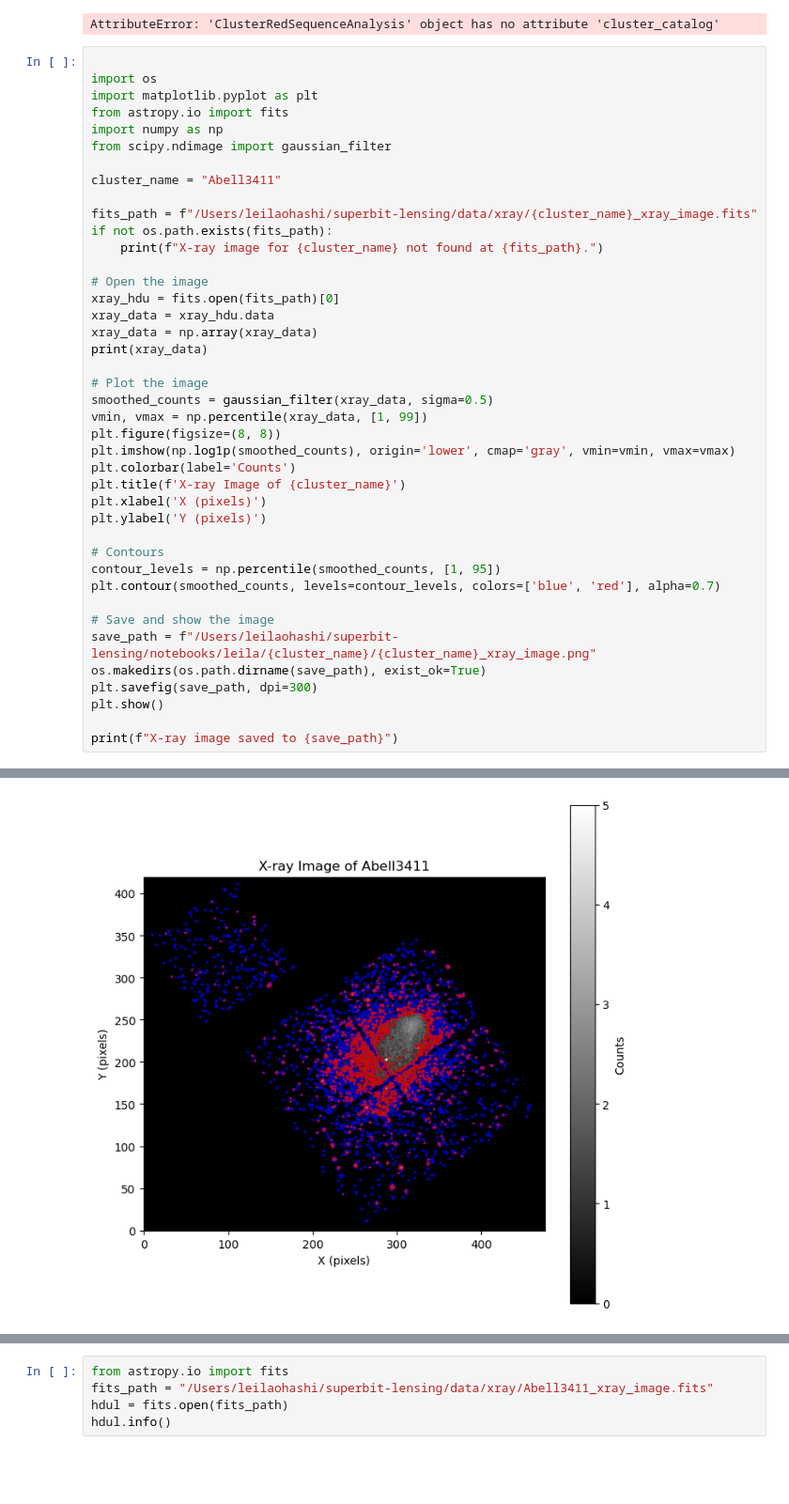
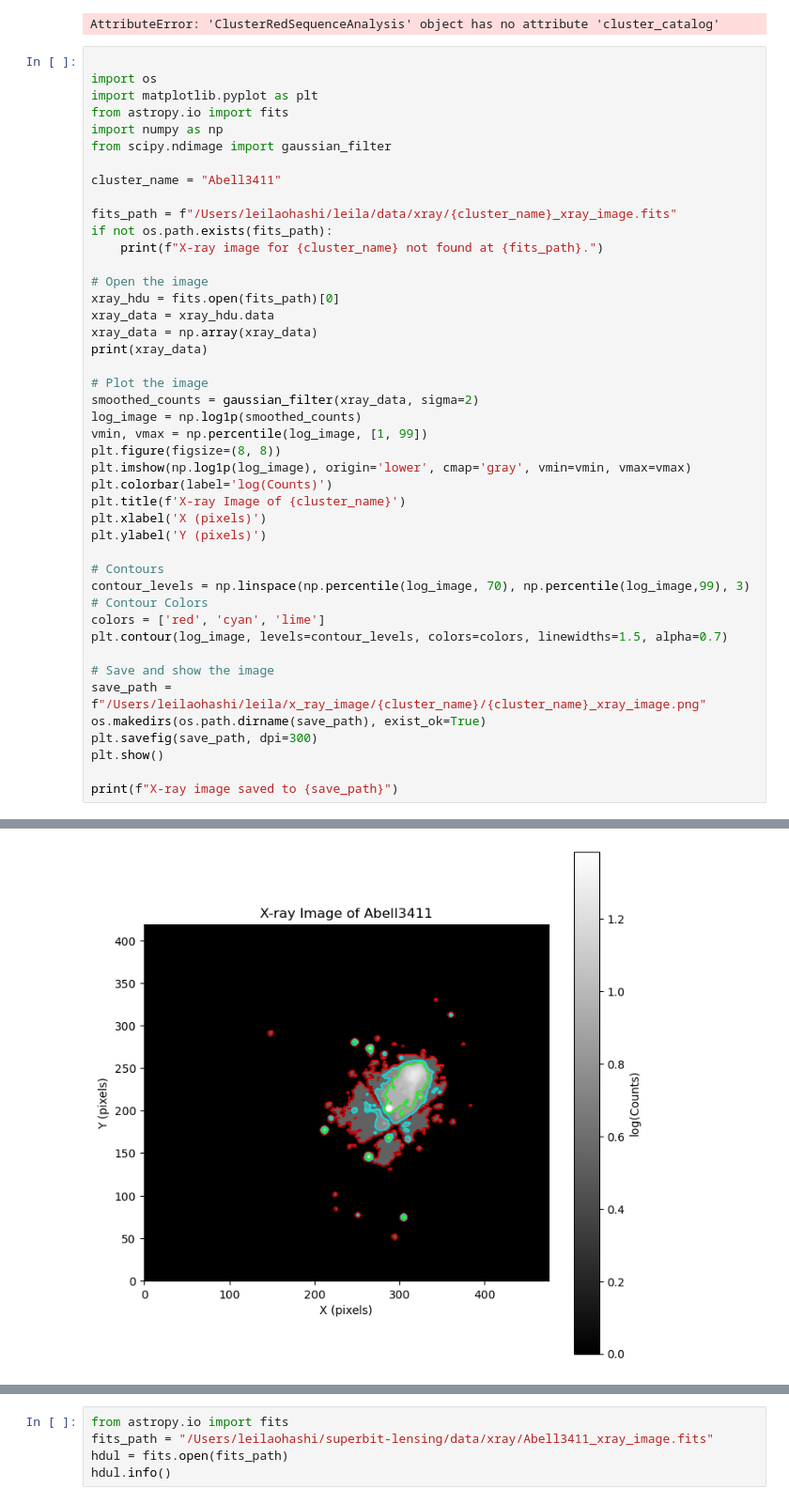
Before and after one commit to LeilaOhashi/leila_superbit_lensing, a Jupyter notebook: notebooks/leila_redseq.ipynb, the cells around one changed output, grey strips where cells are left out. Shown at 94% size. Drawn from its saved outputs; the diff is of its cells as text; blank space fills up the shorter version.

Commit message:
Update notebook only

```diff
--- a/notebooks/leila_redseq.ipynb
+++ b/notebooks/leila_redseq.ipynb
@@ -61,43 +61,46 @@ from scipy.ndimage import gaussian_filter
 
 cluster_name = "Abell3411"
 
-fits_path = f"/Users/leilaohashi/superbit-lensing/data/xray/{cluster_name}_xray_image.fits"
+fits_path = f"/Users/leilaohashi/leila/data/xray/{cluster_name}_xray_image.fits"
 if not os.path.exists(fits_path):
     print(f"X-ray image for {cluster_name} not found at {fits_path}.")
 
 # Open the image
 xray_hdu = fits.open(fits_path)[0]
 xray_data = xray_hdu.data
 xray_data = np.array(xray_data)
 print(xray_data)
 
 # Plot the image
-smoothed_counts = gaussian_filter(xray_data, sigma=0.5)
-vmin, vmax = np.percentile(xray_data, [1, 99])
+smoothed_counts = gaussian_filter(xray_data, sigma=2)
+log_image = np.log1p(smoothed_counts)
+vmin, vmax = np.percentile(log_image, [1, 99])
 plt.figure(figsize=(8, 8))
-plt.imshow(np.log1p(smoothed_counts), origin='lower', cmap='gray', vmin=vmin, vmax=vmax)
-plt.colorbar(label='Counts')
+plt.imshow(np.log1p(log_image), origin='lower', cmap='gray', vmin=vmin, vmax=vmax)
+plt.colorbar(label='log(Counts)')
 plt.title(f'X-ray Image of {cluster_name}')
 plt.xlabel('X (pixels)')
 plt.ylabel('Y (pixels)')
 
 # Contours
-contour_levels = np.percentile(smoothed_counts, [1, 95])
-plt.contour(smoothed_counts, levels=contour_levels, colors=['blue', 'red'], alpha=0.7)
+contour_levels = np.linspace(np.percentile(log_image, 70), np.percentile(log_image,99), 3)
+# Contour Colors
+colors = ['red', 'cyan', 'lime']
+plt.contour(log_image, levels=contour_levels, colors=colors, linewidths=1.5, alpha=0.7)
 
 # Save and show the image
-save_path = f"/Users/leilaohashi/superbit-lensing/notebooks/leila/{cluster_name}/{cluster_name}_xray_image.png"
+save_path = f"/Users/leilaohashi/leila/x_ray_image/{cluster_name}/{cluster_name}_xray_image.png"
 os.makedirs(os.path.dirname(save_path), exist_ok=True)
 plt.savefig(save_path, dpi=300)
 plt.show()
 
 print(f"X-ray image saved to {save_path}")
 # %% [output]
 [[0 0 0 ... 0 0 0]
  [0 0 0 ... 0 0 0]
  [0 0 0 ... 0 0 0]
  ...
  [0 0 0 ... 0 0 0]
  [0 0 0 ... 0 0 0]
  [0 0 0 ... 0 0 0]]
-[figure, old version]
+[figure, new version]
```
Also changed, not shown: parts of 6 cells of this notebook.
